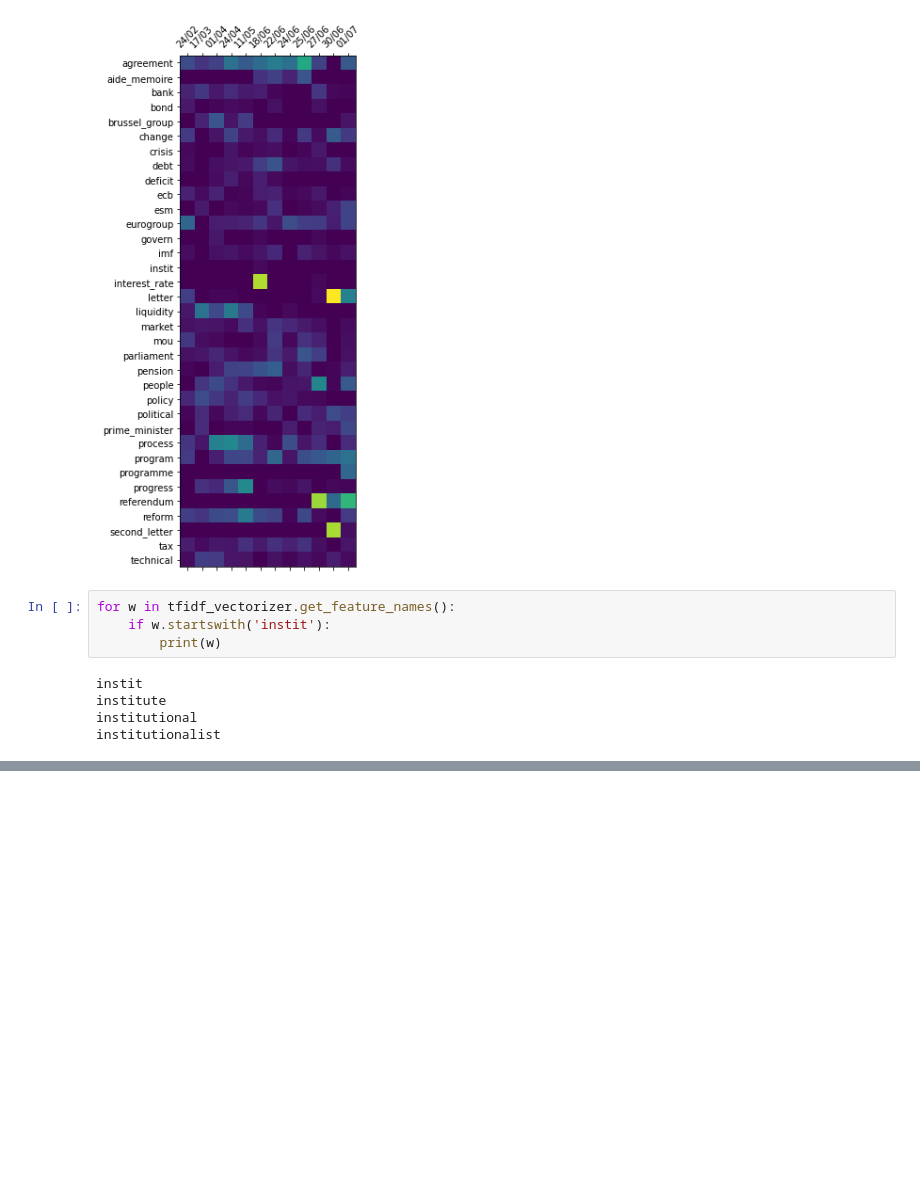
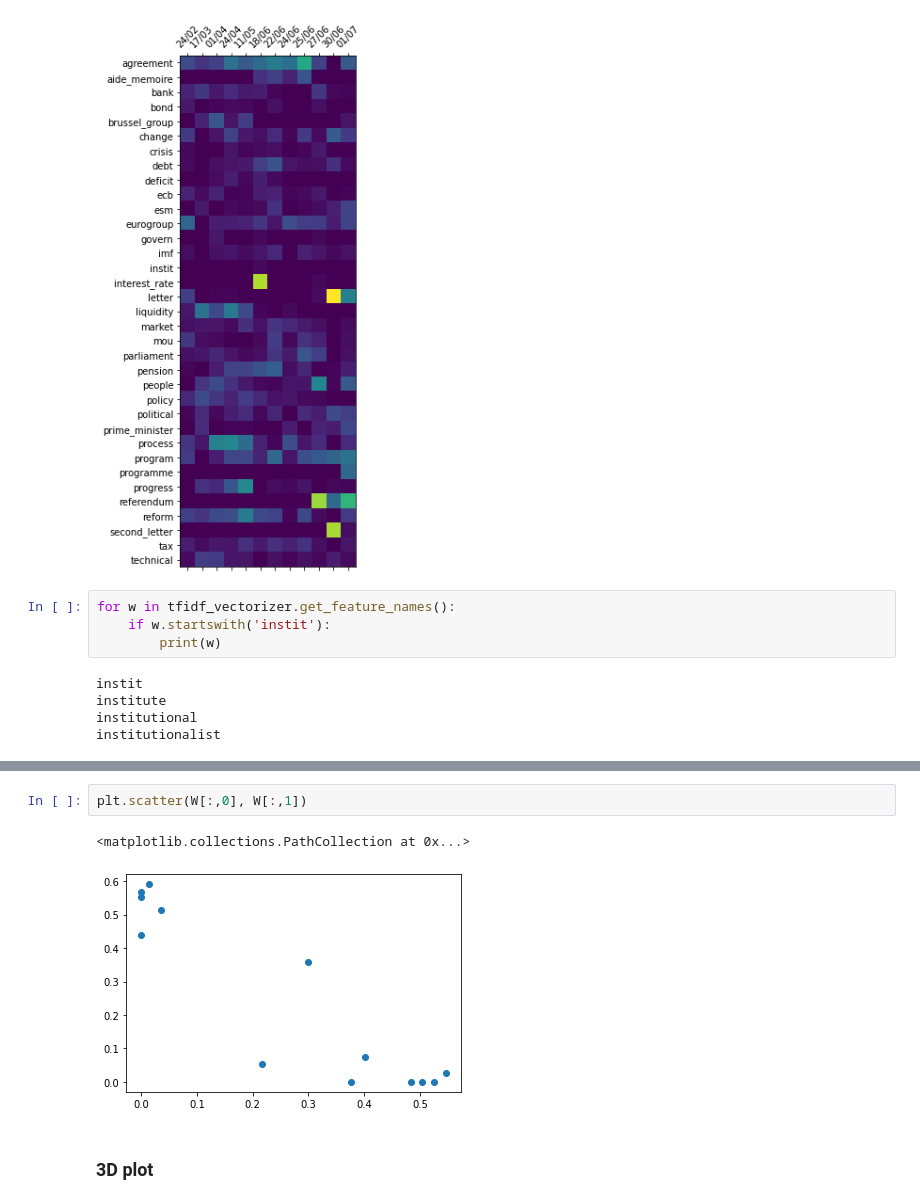
Before and after one commit to ariansajina/master-thesis, a Jupyter notebook: notebooks/tfidf-nnmf.ipynb, the cells around one changed output, grey strips where cells are left out. Saved outputs shown, nothing was run; the diff lists cells and outputs as text; blank space fills up the shorter version.

```diff
--- a/notebooks/tfidf-nnmf.ipynb
+++ b/notebooks/tfidf-nnmf.ipynb
@@ -901,0 +1159,7 @@ institutionalist
+# %%
+plt.scatter(W[:,0], W[:,1])
+# %% [output]
+<matplotlib.collections.PathCollection at 0x...>
+[figure, added]
+# %% [markdown]
+### 3D plot
```
Also changed, not shown: parts of 59 cells of this notebook.
